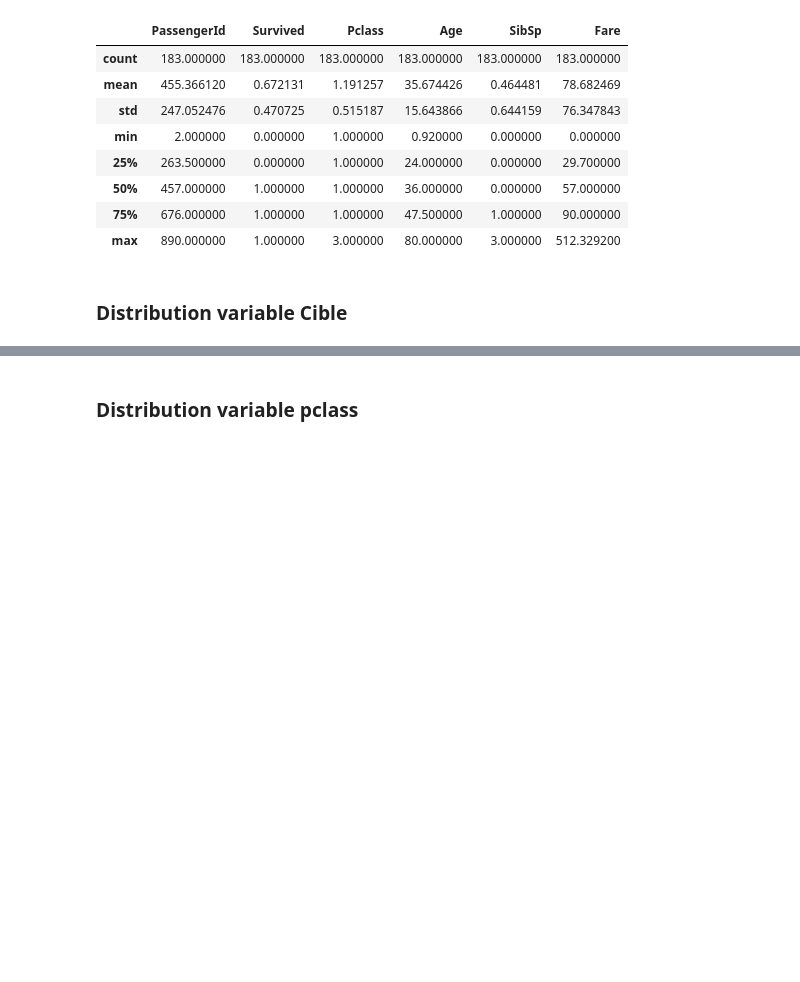
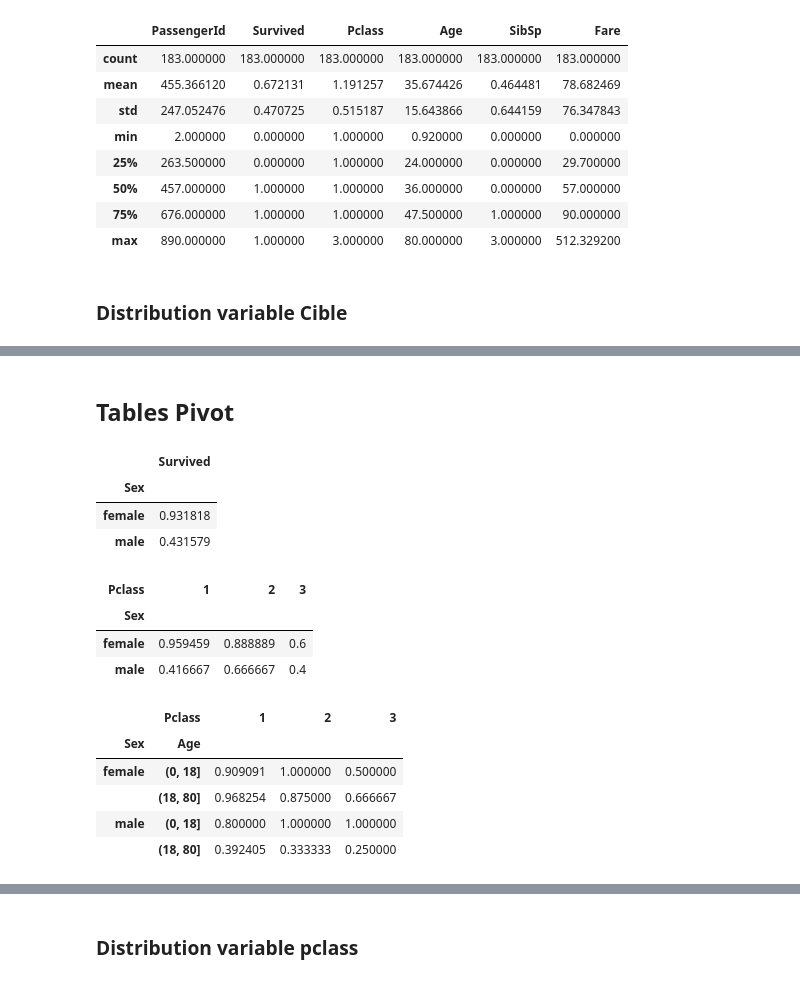
Before and after one commit to retkowsky/Titanic, a Jupyter notebook: TITANIC usecase.ipynb, the cells around one changed output, grey strips where cells are left out. Saved outputs shown, nothing was run; the diff lists cells and outputs as text; code cells hidden in the pictures; blank space fills up the shorter version.

```diff
--- a/TITANIC usecase.ipynb
+++ b/TITANIC usecase.ipynb
@@ -128,0 +148,26 @@ Text(0.5, 1.0, 'Survie (1 = Survie, 0 = Décès)')
+# %% [markdown]
+## Tables Pivot
+# %%
+titanic.groupby('Sex')[['Survived']].mean()
+# %% [output]
+|  | Survived |
+| Sex |  |
+| female | 0.931818 |
+| male | 0.431579 |
+# %%
+titanic.pivot_table('Survived', index='Sex', columns='Pclass')
+# %% [output]
+| Pclass | 1 | 2 | 3 |
+| Sex |  |  |  |
+| female | 0.959459 | 0.888889 | 0.6 |
+| male | 0.416667 | 0.666667 | 0.4 |
+# %%
+Age = pd.cut(titanic['Age'], [0, 18, 80])
+titanic.pivot_table('Survived', ['Sex', Age], 'Pclass')
+# %% [output]
+|  | Pclass | 1 | 2 | 3 |
+| Sex | Age |  |  |  |
+| female | (0, 18] | 0.909091 | 1.000000 | 0.500000 |
+|  | (18, 80] | 0.968254 | 0.875000 | 0.666667 |
+| male | (0, 18] | 0.800000 | 1.000000 | 1.000000 |
+|  | (18, 80] | 0.392405 | 0.333333 | 0.250000 |
```
Also changed, not shown: parts of 33 cells of this notebook, 1 other file.
